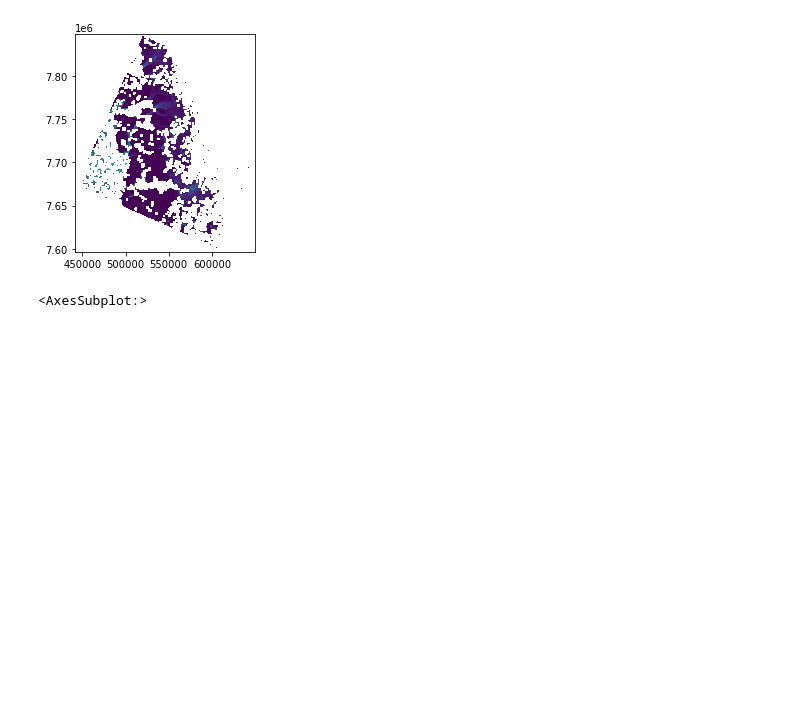
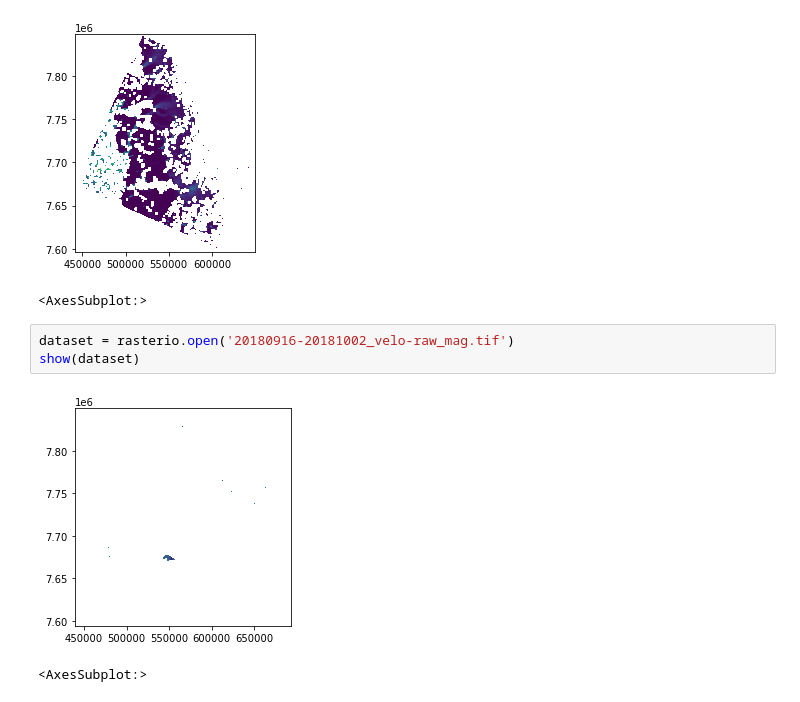
Before and after one commit to whyjz/EZ-FeatureTrack, a Jupyter notebook: workflow_demo2.ipynb, the cells around one changed output. Saved outputs shown, nothing was run; the diff lists cells and outputs as text; blank space fills up the shorter version.

```diff
--- a/workflow_demo2.ipynb
+++ b/workflow_demo2.ipynb
@@ -392,3 +385,9 @@ show(dataset)
 # %% [output]
 [figure]
 <AxesSubplot:>
+# %%
+dataset = rasterio.open('20180916-20181002_velo-raw_mag.tif')
+show(dataset)
+# %% [output]
+[figure, added]
+<AxesSubplot:>
```
Also changed, not shown: parts of 10 cells of this notebook, 4 other files.
